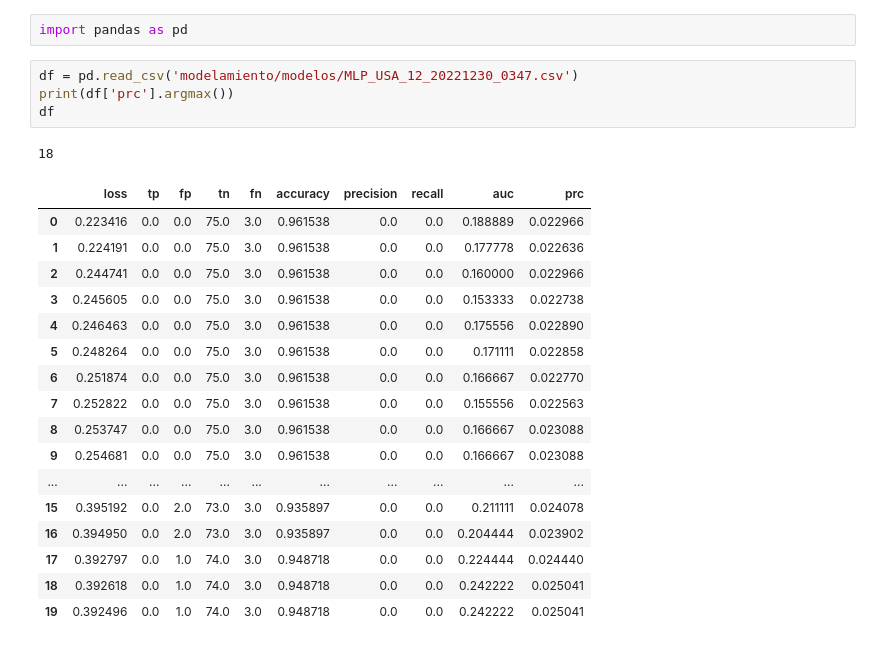
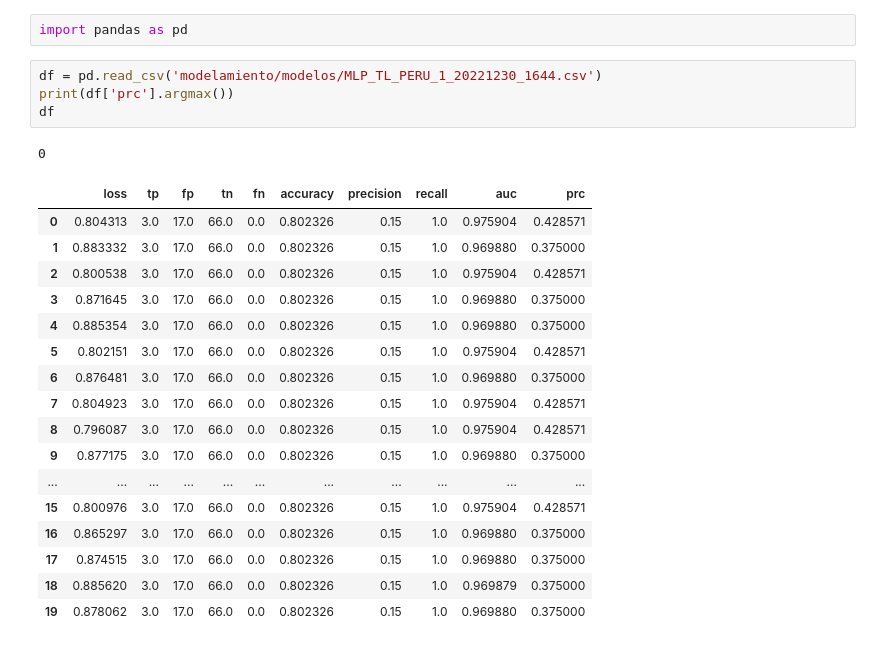
Before and after one commit to valegrei/crisis-forecasting, a Jupyter notebook: test.ipynb, the cells around one changed output. Cells and saved outputs as stored; diff of their text form.

Commit message:
MLP TL PERU

```diff
--- a/test.ipynb
+++ b/test.ipynb
@@ -1,25 +1,25 @@
 # %%
 import pandas as pd
 # %%
-df = pd.read_csv('modelamiento/modelos/MLP_USA_12_20221230_0347.csv')
+df = pd.read_csv('modelamiento/modelos/MLP_TL_PERU_1_20221230_1644.csv')
 print(df['prc'].argmax())
 df
 # %% [output]
-18
+0
 |  | loss | tp | fp | tn | fn | accuracy | precision | recall | auc | prc |
-| 0 | 0.223416 | 0.0 | 0.0 | 75.0 | 3.0 | 0.961538 | 0.0 | 0.0 | 0.188889 | 0.022966 |
-| 1 | 0.224191 | 0.0 | 0.0 | 75.0 | 3.0 | 0.961538 | 0.0 | 0.0 | 0.177778 | 0.022636 |
-| 2 | 0.244741 | 0.0 | 0.0 | 75.0 | 3.0 | 0.961538 | 0.0 | 0.0 | 0.160000 | 0.022966 |
-| 3 | 0.245605 | 0.0 | 0.0 | 75.0 | 3.0 | 0.961538 | 0.0 | 0.0 | 0.153333 | 0.022738 |
-| 4 | 0.246463 | 0.0 | 0.0 | 75.0 | 3.0 | 0.961538 | 0.0 | 0.0 | 0.175556 | 0.022890 |
-| 5 | 0.248264 | 0.0 | 0.0 | 75.0 | 3.0 | 0.961538 | 0.0 | 0.0 | 0.171111 | 0.022858 |
-| 6 | 0.251874 | 0.0 | 0.0 | 75.0 | 3.0 | 0.961538 | 0.0 | 0.0 | 0.166667 | 0.022770 |
-| 7 | 0.252822 | 0.0 | 0.0 | 75.0 | 3.0 | 0.961538 | 0.0 | 0.0 | 0.155556 | 0.022563 |
-| 8 | 0.253747 | 0.0 | 0.0 | 75.0 | 3.0 | 0.961538 | 0.0 | 0.0 | 0.166667 | 0.023088 |
-| 9 | 0.254681 | 0.0 | 0.0 | 75.0 | 3.0 | 0.961538 | 0.0 | 0.0 | 0.166667 | 0.023088 |
+| 0 | 0.804313 | 3.0 | 17.0 | 66.0 | 0.0 | 0.802326 | 0.15 | 1.0 | 0.975904 | 0.428571 |
+| 1 | 0.883332 | 3.0 | 17.0 | 66.0 | 0.0 | 0.802326 | 0.15 | 1.0 | 0.969880 | 0.375000 |
+| 2 | 0.800538 | 3.0 | 17.0 | 66.0 | 0.0 | 0.802326 | 0.15 | 1.0 | 0.975904 | 0.428571 |
+| 3 | 0.871645 | 3.0 | 17.0 | 66.0 | 0.0 | 0.802326 | 0.15 | 1.0 | 0.969880 | 0.375000 |
+| 4 | 0.885354 | 3.0 | 17.0 | 66.0 | 0.0 | 0.802326 | 0.15 | 1.0 | 0.969880 | 0.375000 |
+| 5 | 0.802151 | 3.0 | 17.0 | 66.0 | 0.0 | 0.802326 | 0.15 | 1.0 | 0.975904 | 0.428571 |
+| 6 | 0.876481 | 3.0 | 17.0 | 66.0 | 0.0 | 0.802326 | 0.15 | 1.0 | 0.969880 | 0.375000 |
+| 7 | 0.804923 | 3.0 | 17.0 | 66.0 | 0.0 | 0.802326 | 0.15 | 1.0 | 0.975904 | 0.428571 |
+| 8 | 0.796087 | 3.0 | 17.0 | 66.0 | 0.0 | 0.802326 | 0.15 | 1.0 | 0.975904 | 0.428571 |
+| 9 | 0.877175 | 3.0 | 17.0 | 66.0 | 0.0 | 0.802326 | 0.15 | 1.0 | 0.969880 | 0.375000 |
 | ... | ... | ... | ... | ... | ... | ... | ... | ... | ... | ... |
-| 15 | 0.395192 | 0.0 | 2.0 | 73.0 | 3.0 | 0.935897 | 0.0 | 0.0 | 0.211111 | 0.024078 |
-| 16 | 0.394950 | 0.0 | 2.0 | 73.0 | 3.0 | 0.935897 | 0.0 | 0.0 | 0.204444 | 0.023902 |
-| 17 | 0.392797 | 0.0 | 1.0 | 74.0 | 3.0 | 0.948718 | 0.0 | 0.0 | 0.224444 | 0.024440 |
-| 18 | 0.392618 | 0.0 | 1.0 | 74.0 | 3.0 | 0.948718 | 0.0 | 0.0 | 0.242222 | 0.025041 |
-| 19 | 0.392496 | 0.0 | 1.0 | 74.0 | 3.0 | 0.948718 | 0.0 | 0.0 | 0.242222 | 0.025041 |
+| 15 | 0.800976 | 3.0 | 17.0 | 66.0 | 0.0 | 0.802326 | 0.15 | 1.0 | 0.975904 | 0.428571 |
+| 16 | 0.865297 | 3.0 | 17.0 | 66.0 | 0.0 | 0.802326 | 0.15 | 1.0 | 0.969880 | 0.375000 |
+| 17 | 0.874515 | 3.0 | 17.0 | 66.0 | 0.0 | 0.802326 | 0.15 | 1.0 | 0.969880 | 0.375000 |
+| 18 | 0.885620 | 3.0 | 17.0 | 66.0 | 0.0 | 0.802326 | 0.15 | 1.0 | 0.969879 | 0.375000 |
+| 19 | 0.878062 | 3.0 | 17.0 | 66.0 | 0.0 | 0.802326 | 0.15 | 1.0 | 0.969880 | 0.375000 |
```
Also changed, not shown: 7 other files.
